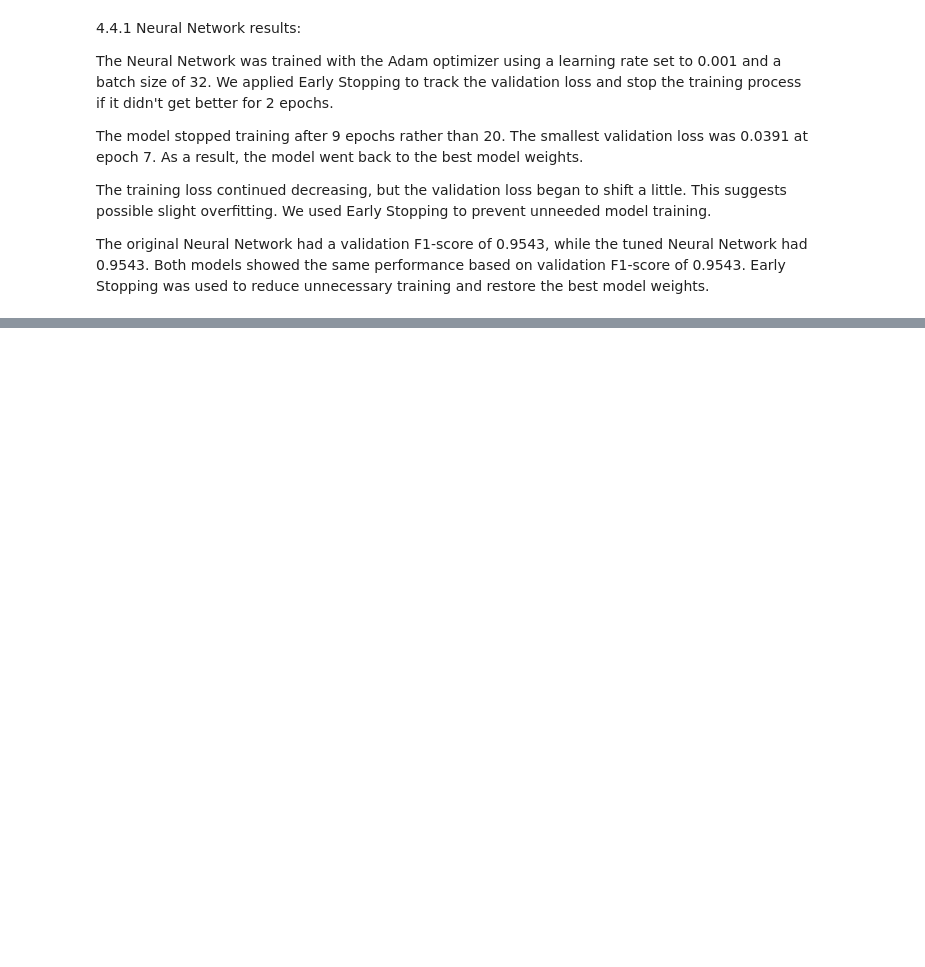
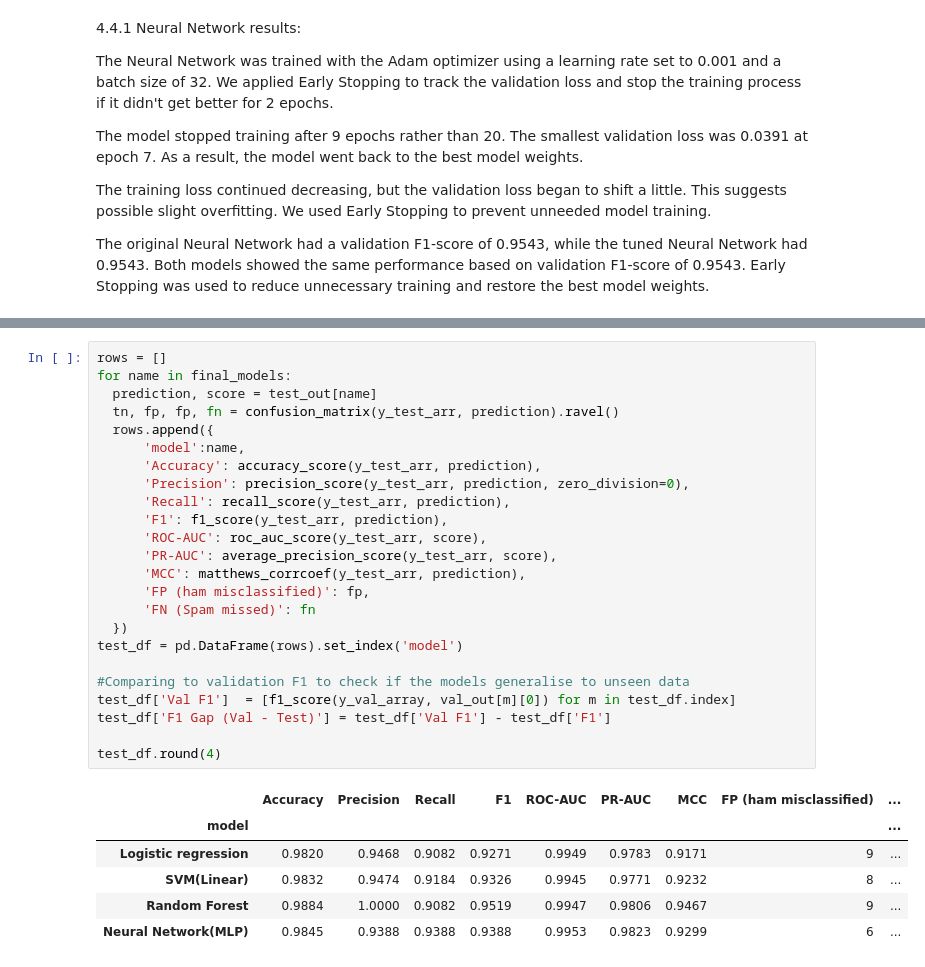
Before and after one commit to ghadahbamuniif-pixel/DS471-SMS-Spam-Detection, a Jupyter notebook: stage1,2.ipynb, the cells around one changed output, grey strips where cells are left out. Cells and saved outputs as stored; diff of their text form; blank space fills up the shorter version.

```diff
--- a/stage1,2.ipynb
+++ b/stage1,2.ipynb
@@ -911,0 +978,31 @@ The original Neural Network had a validation F1-score of 0.9543, while the tuned
+# %%
+rows = []
+for name in final_models:
+  prediction, score = test_out[name]
+  tn, fp, fp, fn = confusion_matrix(y_test_arr, prediction).ravel()
+  rows.append({
+      'model':name,
+      'Accuracy': accuracy_score(y_test_arr, prediction),
+      'Precision': precision_score(y_test_arr, prediction, zero_division=0),
+      'Recall': recall_score(y_test_arr, prediction),
+      'F1': f1_score(y_test_arr, prediction),
+      'ROC-AUC': roc_auc_score(y_test_arr, score),
+      'PR-AUC': average_precision_score(y_test_arr, score),
+      'MCC': matthews_corrcoef(y_test_arr, prediction),
+      'FP (ham misclassified)': fp,
+      'FN (Spam missed)': fn
+  })
+test_df = pd.DataFrame(rows).set_index('model')
+
+#Comparing to validation F1 to check if the models generalise to unseen data
+test_df['Val F1']  = [f1_score(y_val_array, val_out[m][0]) for m in test_df.index]
+test_df['F1 Gap (Val - Test)'] = test_df['Val F1'] - test_df['F1']
+
+test_df.round(4)
+# %% [output]
+|  | Accuracy | Precision | Recall | F1 | ROC-AUC | PR-AUC | MCC | FP (ham misclassified) | ... |
+| model |  |  |  |  |  |  |  |  | ... |
+| Logistic regression | 0.9820 | 0.9468 | 0.9082 | 0.9271 | 0.9949 | 0.9783 | 0.9171 | 9 | ... |
+| SVM(Linear) | 0.9832 | 0.9474 | 0.9184 | 0.9326 | 0.9945 | 0.9771 | 0.9232 | 8 | ... |
+| Random Forest | 0.9884 | 1.0000 | 0.9082 | 0.9519 | 0.9947 | 0.9806 | 0.9467 | 9 | ... |
+| Neural Network(MLP) | 0.9845 | 0.9388 | 0.9388 | 0.9388 | 0.9953 | 0.9823 | 0.9299 | 6 | ... |
```
Also changed, not shown: parts of 26 cells of this notebook.
